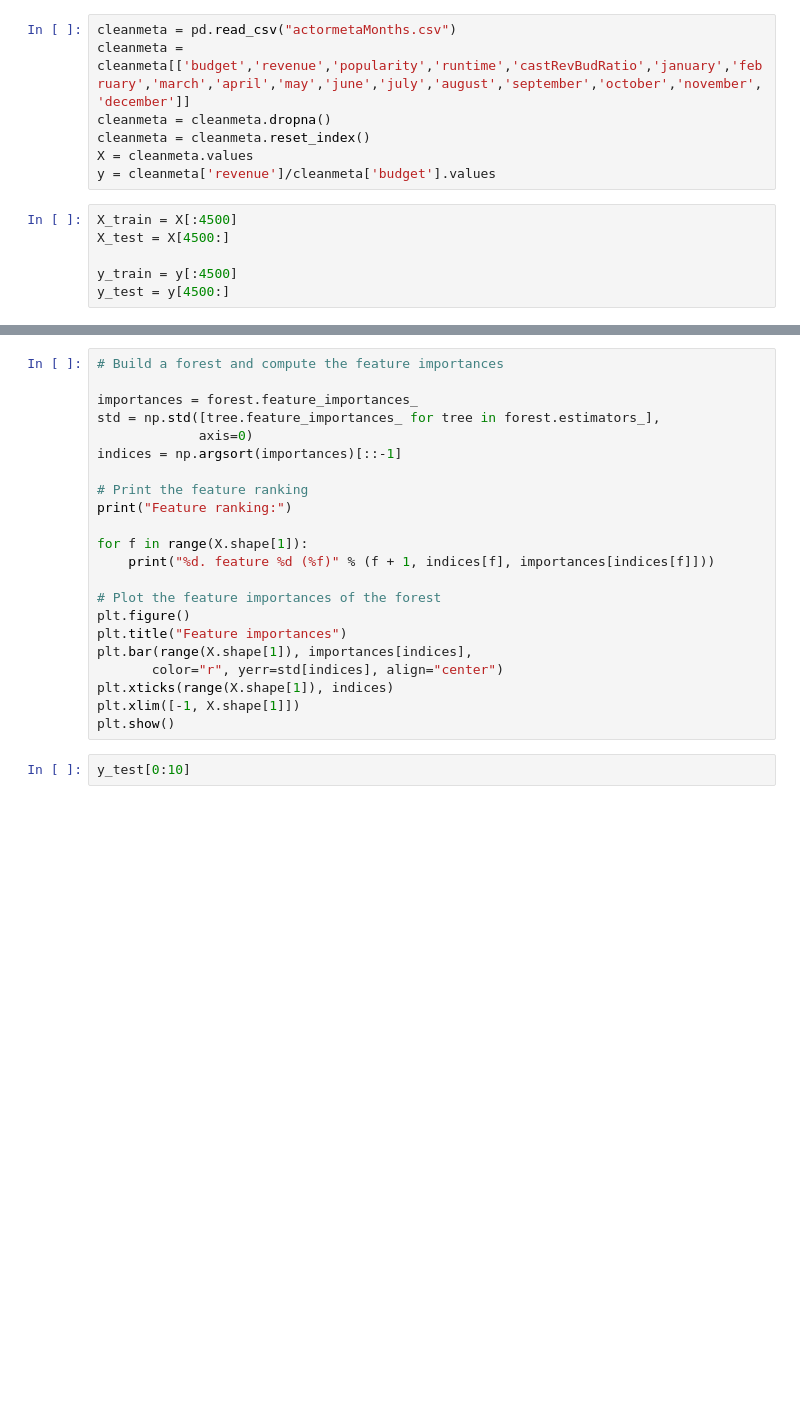
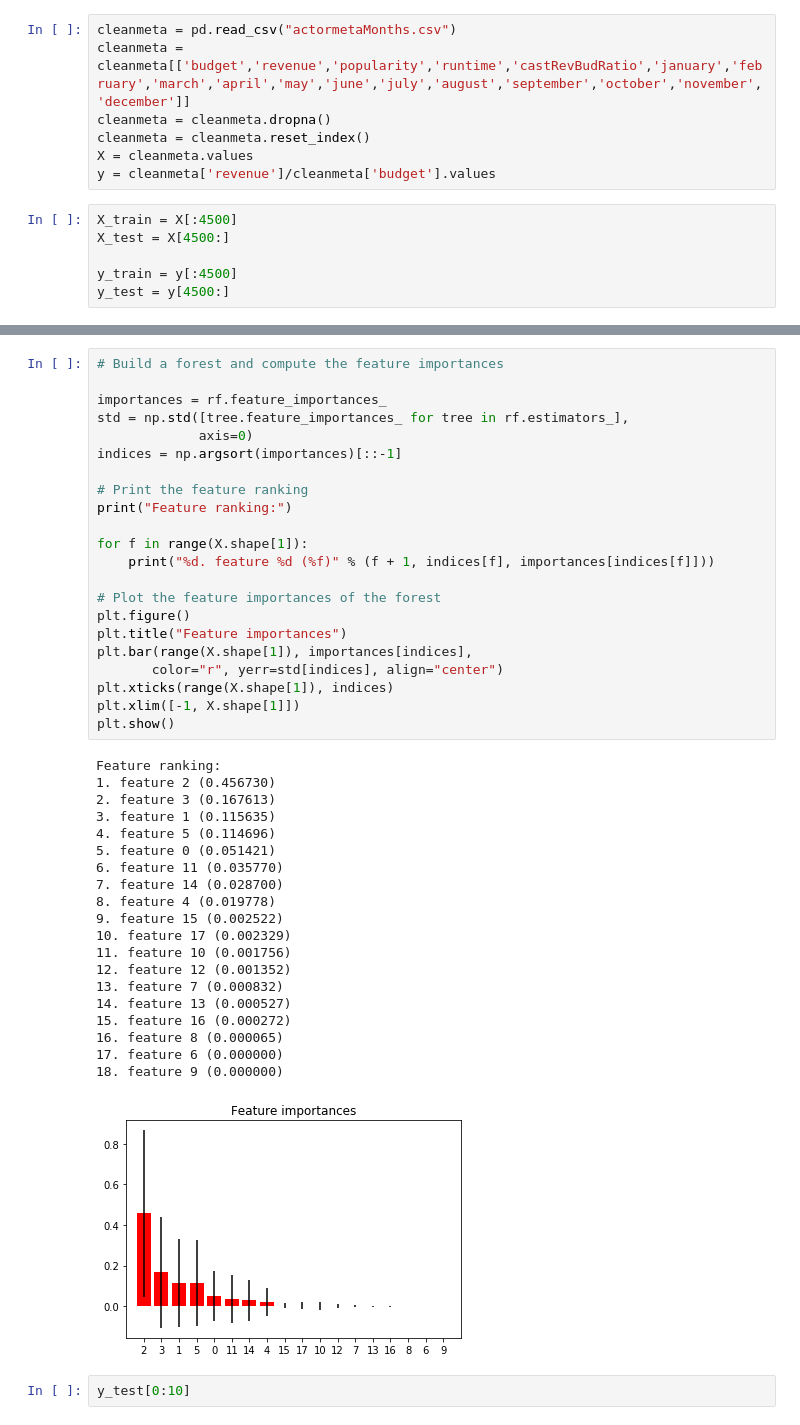
Before and after one commit to ianfawaz/CSCI4502-5502-DataMiningProject, a Jupyter notebook: Random Forest.ipynb, the cells around one changed output, grey strips where cells are left out. Drawn from its saved outputs; the diff is of its cells as text; blank space fills up the shorter version.

```diff
--- a/Random Forest.ipynb
+++ b/Random Forest.ipynb
@@ -60,25 +131,46 @@ NameError: name 'regr' is not defined
 # %%
 # Build a forest and compute the feature importances
 
-importances = forest.feature_importances_
-std = np.std([tree.feature_importances_ for tree in forest.estimators_],
+importances = rf.feature_importances_
+std = np.std([tree.feature_importances_ for tree in rf.estimators_],
              axis=0)
 indices = np.argsort(importances)[::-1]
 
 # Print the feature ranking
 print("Feature ranking:")
 
 for f in range(X.shape[1]):
     print("%d. feature %d (%f)" % (f + 1, indices[f], importances[indices[f]]))
 
 # Plot the feature importances of the forest
 plt.figure()
 plt.title("Feature importances")
 plt.bar(range(X.shape[1]), importances[indices],
        color="r", yerr=std[indices], align="center")
 plt.xticks(range(X.shape[1]), indices)
 plt.xlim([-1, X.shape[1]])
 plt.show()
+# %% [output]
+Feature ranking:
+1. feature 2 (0.456730)
+2. feature 3 (0.167613)
+3. feature 1 (0.115635)
+4. feature 5 (0.114696)
+5. feature 0 (0.051421)
+6. feature 11 (0.035770)
+7. feature 14 (0.028700)
+8. feature 4 (0.019778)
+9. feature 15 (0.002522)
+10. feature 17 (0.002329)
+11. feature 10 (0.001756)
+12. feature 12 (0.001352)
+13. feature 7 (0.000832)
+14. feature 13 (0.000527)
+15. feature 16 (0.000272)
+16. feature 8 (0.000065)
+17. feature 6 (0.000000)
+18. feature 9 (0.000000)
+[figure, added]
 # %%
 y_test[0:10]
 # %%
```
Also changed, not shown: parts of 17 cells of this notebook, 1 other file.
